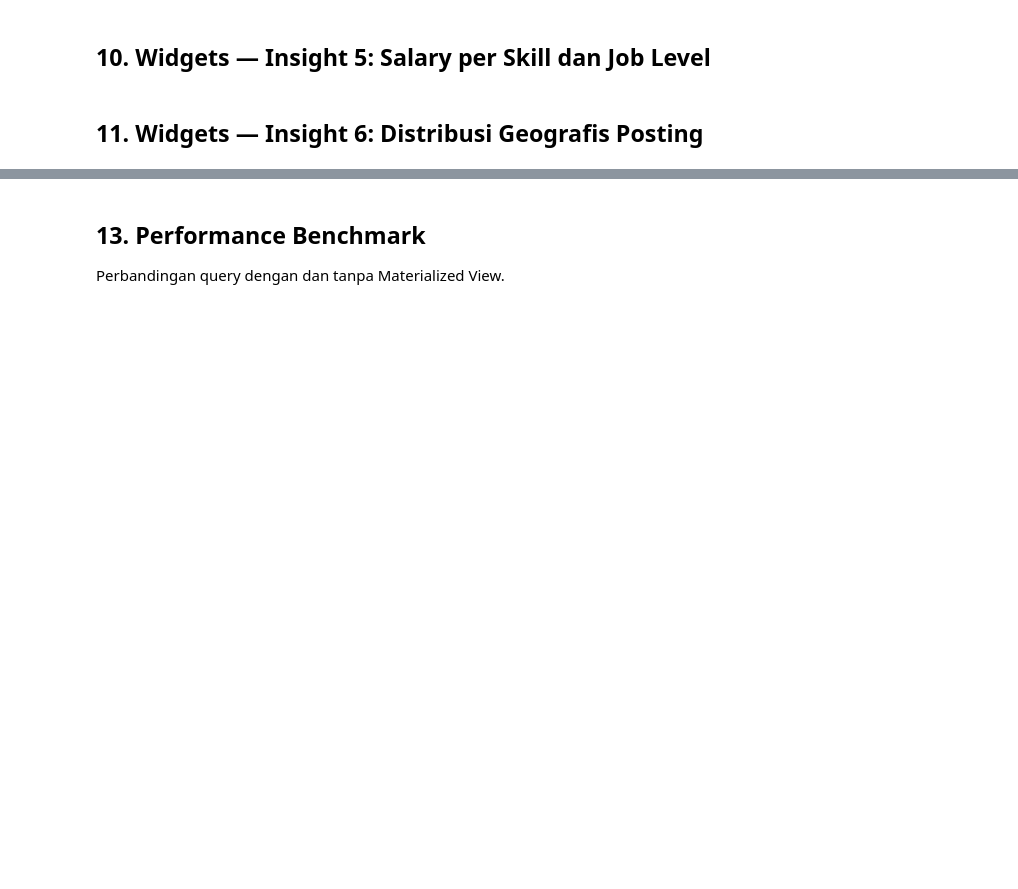
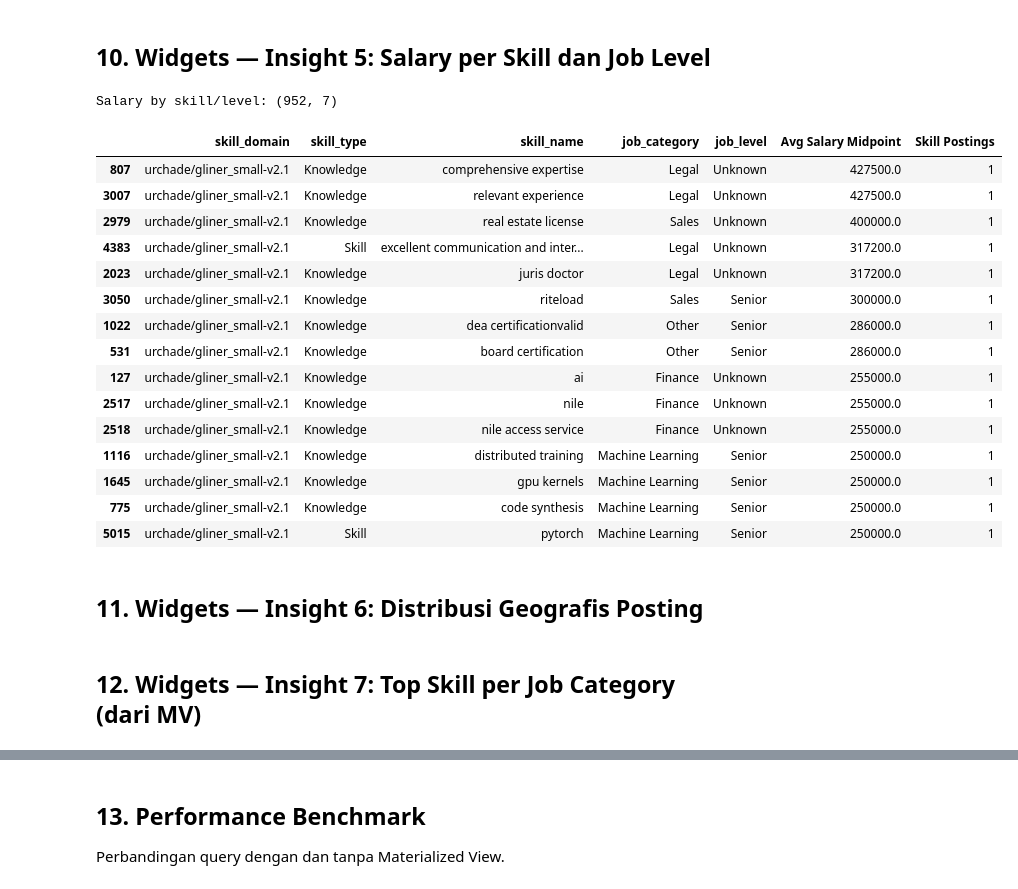
Before and after one commit to dapp-eng/talent-trackk, a Jupyter notebook: atoti_app/datamart.ipynb, the cells around one changed output, grey strips where cells are left out. Cells and saved outputs as stored; diff of their text form; code cells hidden in the pictures; blank space fills up the shorter version.

```diff
--- a/atoti_app/datamart.ipynb
+++ b/atoti_app/datamart.ipynb
@@ -282,18 +1376,52 @@ forecast_result.head(15)
 # %% [markdown]
 ## 10. Widgets — Insight 5: Salary per Skill dan Job Level
 # %%
-salary_by_skill = skill_cube.query(
-    skill_cube.measures["Avg Salary Midpoint"],
-    skill_cube.measures["Skill Postings"],
-    levels=[
-        skill_cube.hierarchies["Skill"]["skill_name"],
-        skill_cube.hierarchies["Job"]["job_level"],
-    ],
-    include_totals=False,
-).sort_values("Avg Salary Midpoint", ascending=False)
+salary_by_skill = (
+    skill_cube.query(
+        skill_cube.measures["Avg Salary Midpoint"],
+        skill_cube.measures["Skill Postings"],
 
-print(f"Salary by skill/level shape: {salary_by_skill.shape}")
+        levels=[
+            skill_cube.hierarchies["Skill"]["skill_name"],
+            skill_cube.hierarchies["Job"]["job_level"],
+        ],
+
+        include_totals=False,
+    )
+
+    .reset_index()
+
+    .query("skill_name != 'Unknown'")
+
+    .query("`Avg Salary Midpoint` > 0")
+
+    .sort_values(
+        by="Avg Salary Midpoint",
+        ascending=False
+    )
+)
+
+print(f"Salary by skill/level: {salary_by_skill.shape}")
+
 salary_by_skill.head(15)
+# %% [output]
+Salary by skill/level: (952, 7)
+|  | skill_domain | skill_type | skill_name | job_category | job_level | Avg Salary Midpoint | Skill Postings |
+| 807 | urchade/gliner_small-v2.1 | Knowledge | comprehensive expertise | Legal | Unknown | 427500.0 | 1 |
+| 3007 | urchade/gliner_small-v2.1 | Knowledge | relevant experience | Legal | Unknown | 427500.0 | 1 |
+| 2979 | urchade/gliner_small-v2.1 | Knowledge | real estate license | Sales | Unknown | 400000.0 | 1 |
+| 4383 | urchade/gliner_small-v2.1 | Skill | excellent communication and inter... | Legal | Unknown | 317200.0 | 1 |
+| 2023 | urchade/gliner_small-v2.1 | Knowledge | juris doctor | Legal | Unknown | 317200.0 | 1 |
+| 3050 | urchade/gliner_small-v2.1 | Knowledge | riteload | Sales | Senior | 300000.0 | 1 |
+| 1022 | urchade/gliner_small-v2.1 | Knowledge | dea certificationvalid | Other | Senior | 286000.0 | 1 |
+| 531 | urchade/gliner_small-v2.1 | Knowledge | board certification | Other | Senior | 286000.0 | 1 |
+| 127 | urchade/gliner_small-v2.1 | Knowledge | ai | Finance | Unknown | 255000.0 | 1 |
+| 2517 | urchade/gliner_small-v2.1 | Knowledge | nile | Finance | Unknown | 255000.0 | 1 |
+| 2518 | urchade/gliner_small-v2.1 | Knowledge | nile access service | Finance | Unknown | 255000.0 | 1 |
+| 1116 | urchade/gliner_small-v2.1 | Knowledge | distributed training | Machine Learning | Senior | 250000.0 | 1 |
+| 1645 | urchade/gliner_small-v2.1 | Knowledge | gpu kernels | Machine Learning | Senior | 250000.0 | 1 |
+| 775 | urchade/gliner_small-v2.1 | Knowledge | code synthesis | Machine Learning | Senior | 250000.0 | 1 |
+| 5015 | urchade/gliner_small-v2.1 | Skill | pytorch | Machine Learning | Senior | 250000.0 | 1 |
 # %% [markdown]
 ## 11. Widgets — Insight 6: Distribusi Geografis Posting
 # %%
@@ -311,0 +1450,2 @@ geo_distribution.head(15)
+# %% [markdown]
+## 12. Widgets — Insight 7: Top Skill per Job Category (dari MV)
```
Also changed, not shown: parts of 31 cells of this notebook, 1 other file.
